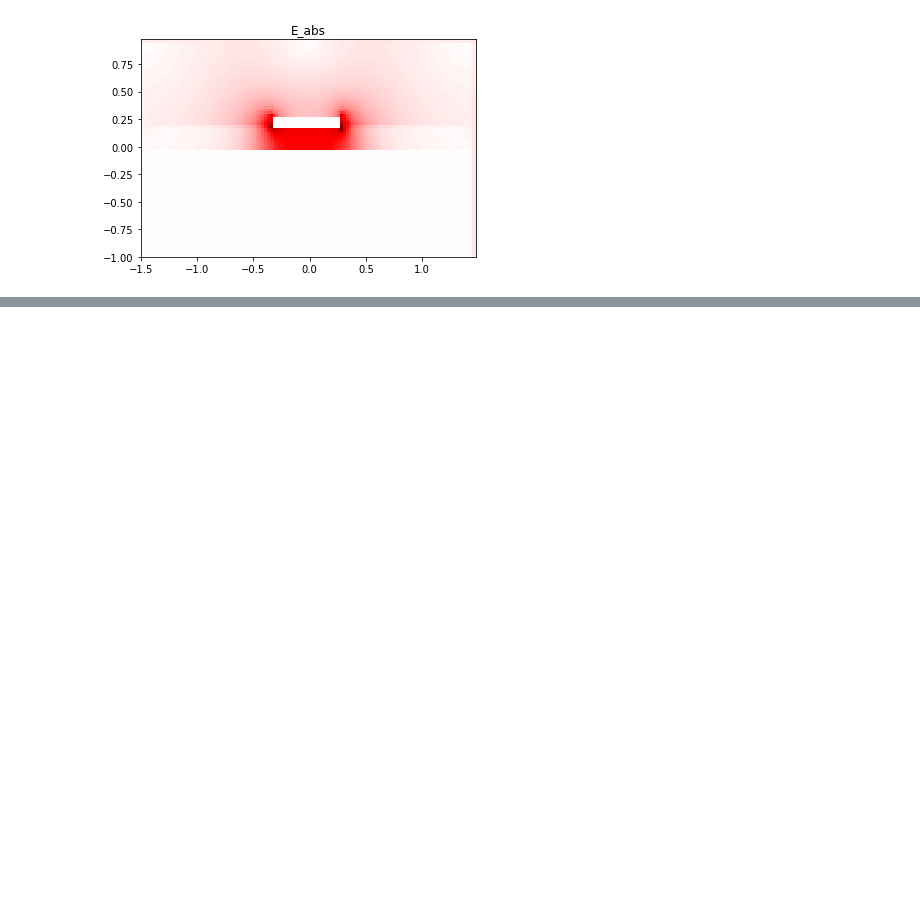
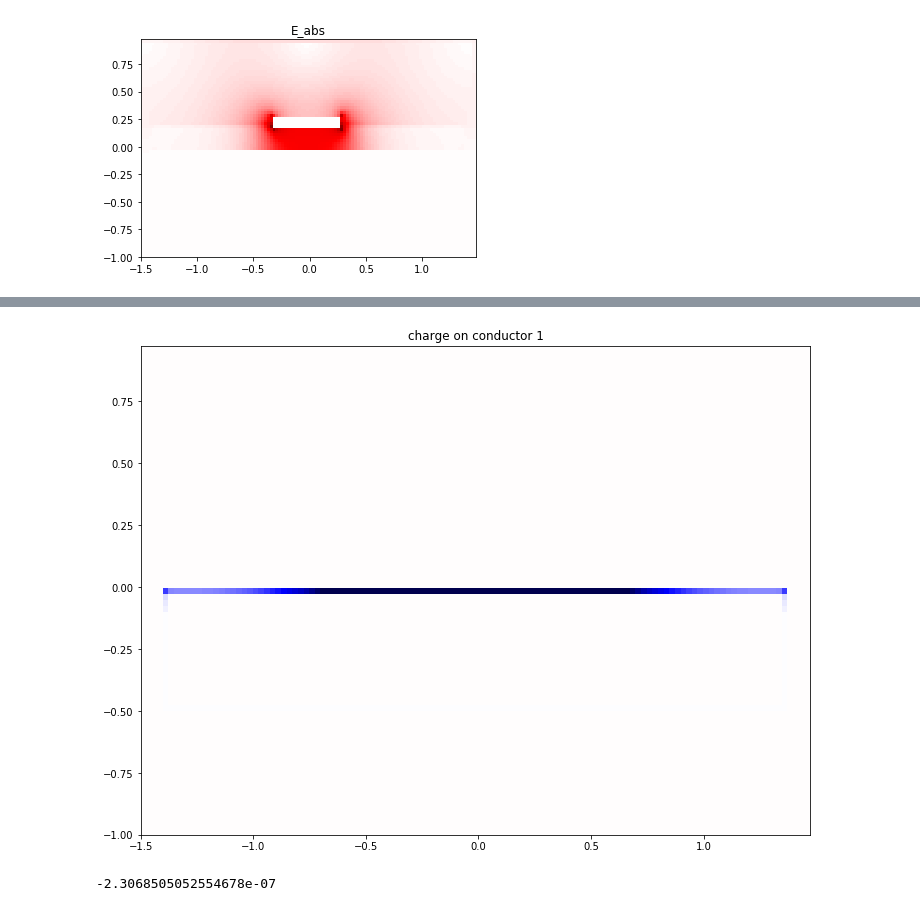
Before and after one commit to acidbourbon/lab_bench, a Jupyter notebook: workdir/jupyter/misc_mw/field_solver/laplace2D_dielectric_trace.ipynb, the cells around one changed output, grey strips where cells are left out. Saved outputs shown, nothing was run; the diff lists cells and outputs as text; code cells hidden in the pictures; blank space fills up the shorter version.

Commit message:
seems I now correctly compute charge density and D from V

```diff
--- a/workdir/jupyter/misc_mw/field_solver/laplace2D_dielectric_trace.ipynb
+++ b/workdir/jupyter/misc_mw/field_solver/laplace2D_dielectric_trace.ipynb
@@ -100,5 +100,5 @@ plt.plot(my_grid.y_edges,E.matrix[:,middle_j,1])
 # %%
-rho = rho_from_V(potential)
+rho = rho_from_V(potential,epsilon)
 # %%
 scale = np.max(np.abs(rho.matrix))
 
@@ -110,0 +111,14 @@ plt.show()
+# %%
+scale = 8e-10
+
+c1_mask, dummy = conductors_to_mask(my_grid,[c1])
+
+plt.pcolormesh(my_grid.X,my_grid.Y,rho.matrix * c1_mask.matrix,cmap="seismic")
+plt.clim(-scale,scale)
+plt.title("charge on conductor 1")
+plt.show()
+
+np.sum(rho.matrix * c1_mask.matrix)
+# %% [output]
+[figure, added]
+-2.3068505052554678e-07
```
Also changed, not shown: parts of 6 cells of this notebook, 4 other files.
